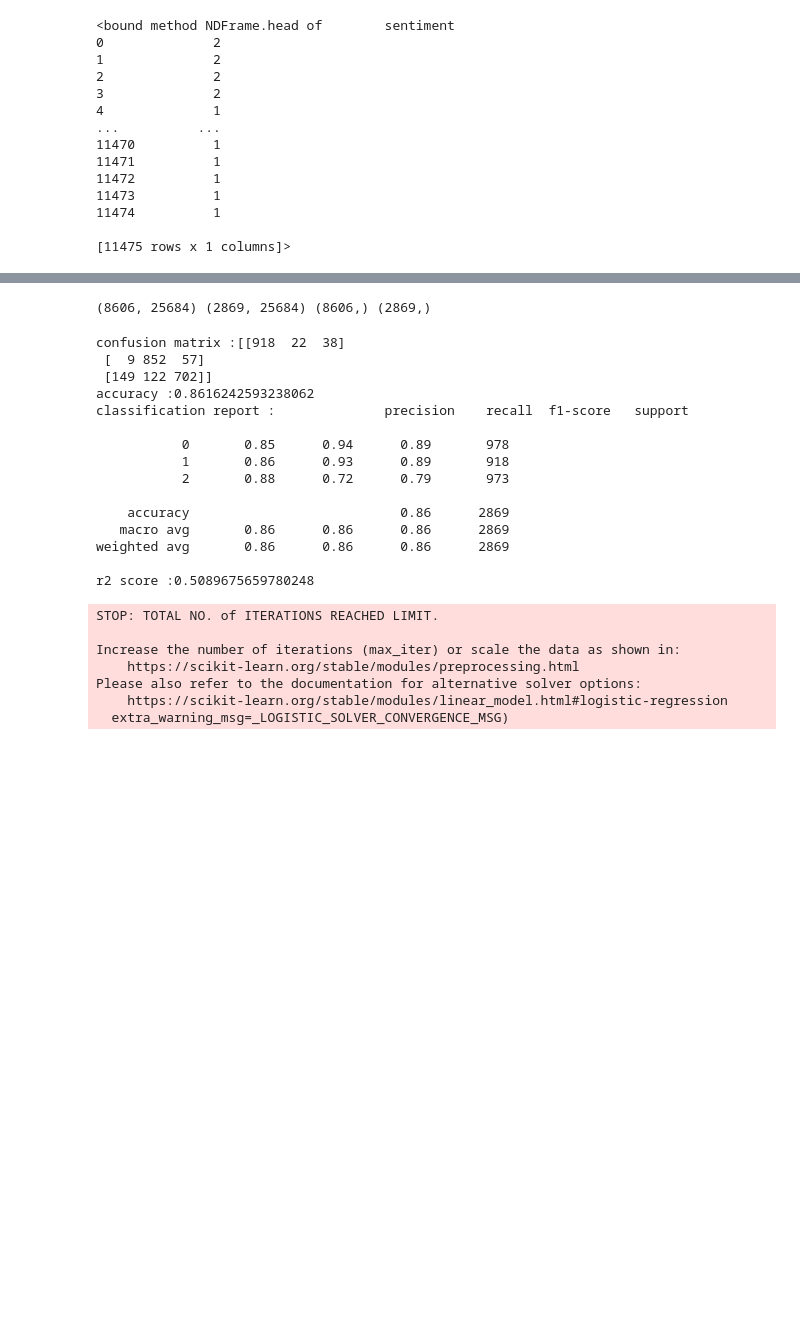
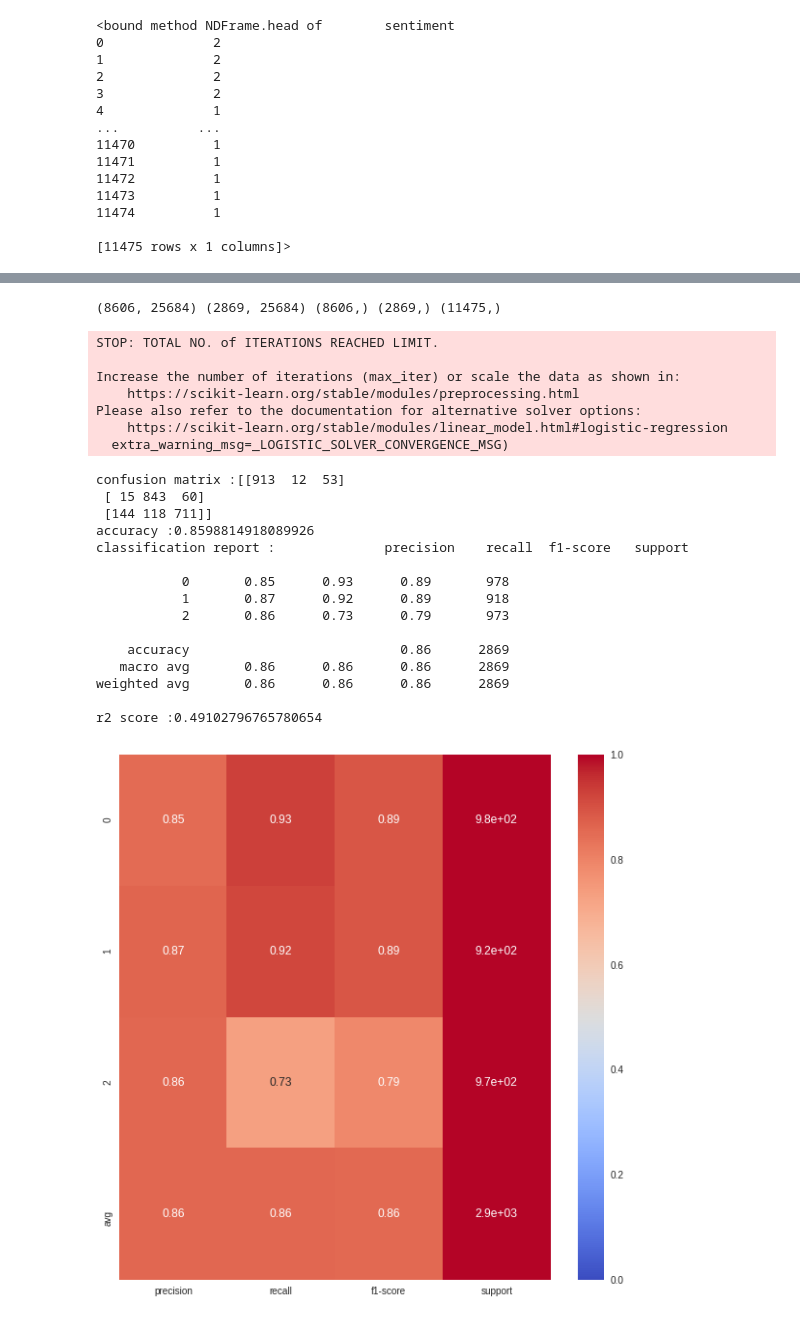
Before and after one commit to achalvats/Medical-Drugs--NLP, a Jupyter notebook: Sentiment_Analysis_NLP_with_dataset_balancing.ipynb, the cells around one changed output, grey strips where cells are left out. Cells and saved outputs as stored; diff of their text form; code cells hidden in the pictures; blank space fills up the shorter version.

Commit message:
added plots

```diff
--- a/Sentiment_Analysis_NLP_with_dataset_balancing.ipynb
+++ b/Sentiment_Analysis_NLP_with_dataset_balancing.ipynb
@@ -565,6 +513,34 @@ from sklearn.metrics import r2_score
 def r2(ytest, ypred):
   r2s= r2_score(ytest, ypred)
   return r2s
+# %%
+import seaborn as sns
+import numpy as np
+from sklearn.metrics import precision_recall_fscore_support
+import matplotlib.pyplot as plt
+
+y = np.random.randint(low=0, high=10, size=100)
+y_p = np.random.randint(low=0, high=10, size=100)
+
+def plot_classification_report(y_tru, y_prd, figsize=(10, 10), ax=None):
+
+    plt.figure(figsize=figsize)
+
+    xticks = ['precision', 'recall', 'f1-score', 'support']
+    yticks = list(np.unique(y_tru))
+    yticks += ['avg']
+
+    rep = np.array(precision_recall_fscore_support(y_tru, y_prd)).T
+    avg = np.mean(rep, axis=0)
+    avg[-1] = np.sum(rep[:, -1])
+    rep = np.insert(rep, rep.shape[0], avg, axis=0)
+
+    sns.heatmap(rep,
+                annot=True,
+                cbar=True,
+                xticklabels=xticks,
+                yticklabels=yticks,
+                ax=ax, cmap='coolwarm',vmin=0, vmax=1)
 # %%
 from sklearn.feature_extraction.text import TfidfVectorizer
 
@@ -582,43 +558,48 @@ X_balcd_tfv
 from sklearn.model_selection import train_test_split
 (X_train_bal, X_test_bal, y_train_bal, y_test_bal) = train_test_split(X_balcd_tfv, y_ros, test_size =.25, random_state =52)
 # %%
-print(X_train_bal.shape, X_test_bal.shape, y_train_bal.shape, y_test_bal.shape)
+print(X_train_bal.shape, X_test_bal.shape, y_train_bal.shape, y_test_bal.shape,y_ros.shape)
 # %% [output]
-(8606, 25684) (2869, 25684) (8606,) (2869,)
+(8606, 25684) (2869, 25684) (8606,) (2869,) (11475,)
 # %%
 from sklearn.linear_model import LogisticRegression
+from yellowbrick.classifier import ClassificationReport
+
+target_names = list("012")
 
 # Fitting a simple Logistic Regression on TFIDF
 clfLR = LogisticRegression(C=1.0)
 clfLR.fit(X_train_bal, y_train_bal)
 predictions = clfLR.predict(X_test_bal)
 
 print("confusion matrix :"+str(CN(y_test_bal, predictions)))
 print("accuracy :"+str(acc(y_test_bal, predictions)))
 print("classification report :"+str(CR(y_test_bal, predictions)))
 print("r2 score :"+str(r2(y_test_bal, predictions)))
+plot_classification_report(y_test_bal, predictions)
 # %% [output]
-confusion matrix :[[918  22  38]
- [  9 852  57]
- [149 122 702]]
-accuracy :0.8616242593238062
-classification report :              precision    recall  f1-score   support
+STOP: TOTAL NO. of ITERATIONS REACHED LIMIT.
 
-           0       0.85      0.94      0.89       978
-           1       0.86      0.93      0.89       918
-           2       0.88      0.72      0.79       973
-
-    accuracy                           0.86      2869
-   macro avg       0.86      0.86      0.86      2869
-weighted avg       0.86      0.86      0.86      2869
-
-r2 score :0.5089675659780248
+Increase the number of iterations (max_iter) or scale the data as shown in:
+    https://scikit-learn.org/stable/modules/preprocessing.html
+Please also refer to the documentation for alternative solver options:
+    https://scikit-learn.org/stable/modules/linear_model.html#logistic-regression
+  extra_warning_msg=_LOGISTIC_SOLVER_CONVERGENCE_MSG)
-STOP: TOTAL NO. of ITERATIONS REACHED LIMIT.
+confusion matrix :[[913  12  53]
+ [ 15 843  60]
+ [144 118 711]]
+accuracy :0.8598814918089926
+classification report :              precision    recall  f1-score   support
 
-Increase the number of iterations (max_iter) or scale the data as shown in:
-    https://scikit-learn.org/stable/modules/preprocessing.html
-Please also refer to the documentation for alternative solver options:
-    https://scikit-learn.org/stable/modules/linear_model.html#logistic-regression
-  extra_warning_msg=_LOGISTIC_SOLVER_CONVERGENCE_MSG)
+           0       0.85      0.93      0.89       978
+           1       0.87      0.92      0.89       918
+           2       0.86      0.73      0.79       973
+
+    accuracy                           0.86      2869
+   macro avg       0.86      0.86      0.86      2869
+weighted avg       0.86      0.86      0.86      2869
+
+r2 score :0.49102796765780654
+[figure, added]
 # %%
 predictionsLR = clfLR.predict_proba(X_test_bal)
```
Also changed, not shown: parts of 26 cells of this notebook.
